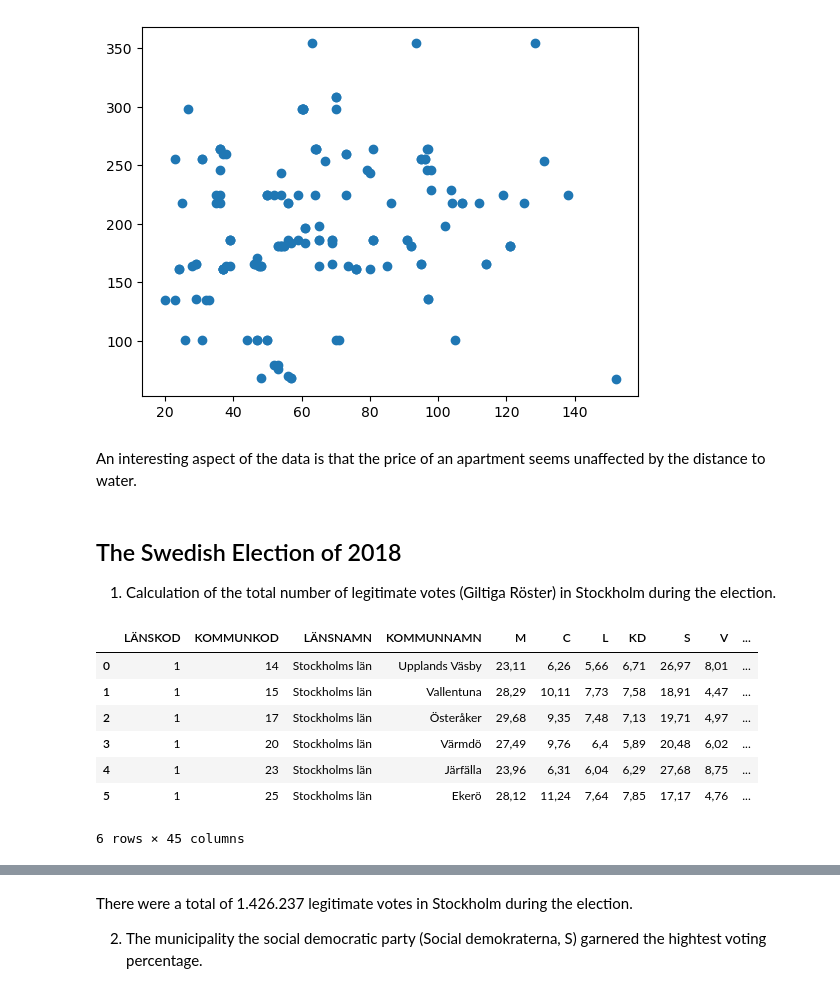
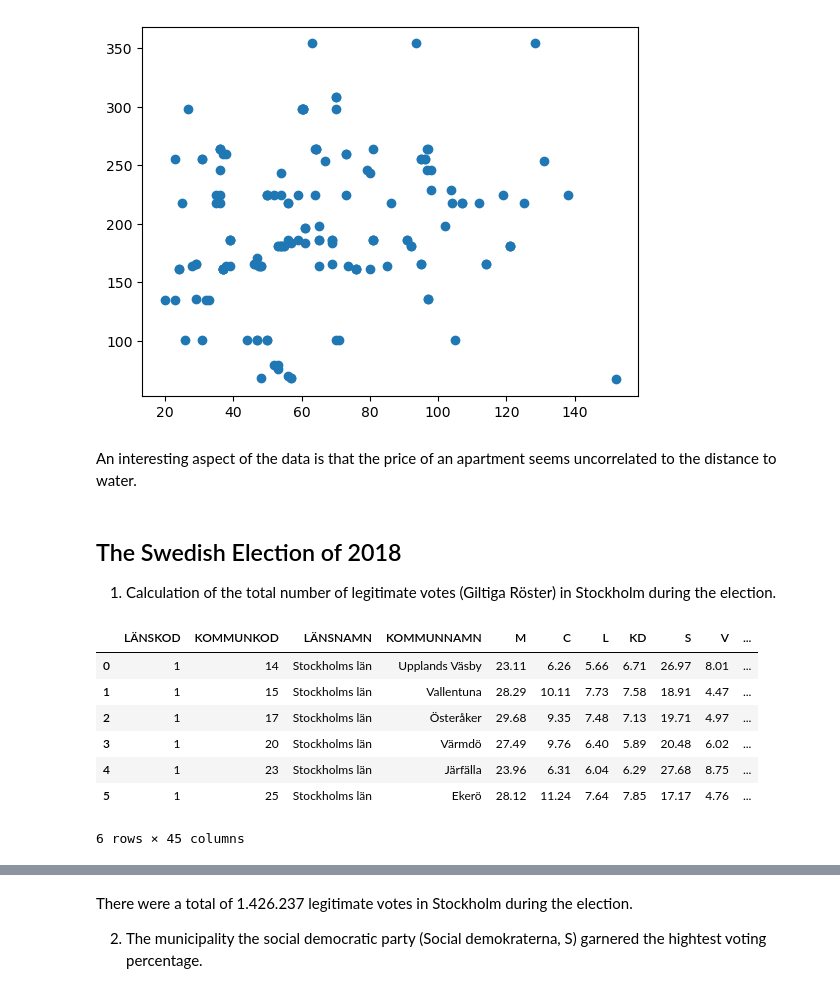
Before and after one commit to nihe6187/su-mt4007, a Jupyter notebook: HW1/HW2.ipynb, the cells around one changed output, grey strips where cells are left out. Saved outputs shown, nothing was run; the diff lists cells and outputs as text; code cells hidden in the pictures.

```diff
--- a/HW1/HW2.ipynb
+++ b/HW1/HW2.ipynb
@@ -53,21 +82,21 @@ plt.plot(x,y, 'o')
 [<matplotlib.lines.Line2D at 0x...>]
 [figure]
 # %% [markdown]
-An interesting aspect of the data is that the price of an apartment seems unaffected by the distance to water.
+An interesting aspect of the data is that the price of an apartment seems uncorrelated to the distance to water.
 # %% [markdown]
 ## The Swedish Election of 2018
 1. Calculation of the total number of legitimate votes (Giltiga Röster) in Stockholm during the election.
 # %%
 local_file_path = "/Users/nicholas/su-mt4007/HW2/2018_R_per_kommun.csv"
-df = pd.read_csv(local_file_path, sep = ';')
+df = pd.read_csv(local_file_path, sep = ';', decimal = ",")
 df.head(6)
 # %% [output]
 |  | LÄNSKOD | KOMMUNKOD | LÄNSNAMN | KOMMUNNAMN | M | C | L | KD | S | V | ... |
-| 0 | 1 | 14 | Stockholms län | Upplands Väsby | 23,11 | 6,26 | 5,66 | 6,71 | 26,97 | 8,01 | ... |
-| 1 | 1 | 15 | Stockholms län | Vallentuna | 28,29 | 10,11 | 7,73 | 7,58 | 18,91 | 4,47 | ... |
-| 2 | 1 | 17 | Stockholms län | Österåker | 29,68 | 9,35 | 7,48 | 7,13 | 19,71 | 4,97 | ... |
-| 3 | 1 | 20 | Stockholms län | Värmdö | 27,49 | 9,76 | 6,4 | 5,89 | 20,48 | 6,02 | ... |
-| 4 | 1 | 23 | Stockholms län | Järfälla | 23,96 | 6,31 | 6,04 | 6,29 | 27,68 | 8,75 | ... |
-| 5 | 1 | 25 | Stockholms län | Ekerö | 28,12 | 11,24 | 7,64 | 7,85 | 17,17 | 4,76 | ... |
+| 0 | 1 | 14 | Stockholms län | Upplands Väsby | 23.11 | 6.26 | 5.66 | 6.71 | 26.97 | 8.01 | ... |
+| 1 | 1 | 15 | Stockholms län | Vallentuna | 28.29 | 10.11 | 7.73 | 7.58 | 18.91 | 4.47 | ... |
+| 2 | 1 | 17 | Stockholms län | Österåker | 29.68 | 9.35 | 7.48 | 7.13 | 19.71 | 4.97 | ... |
+| 3 | 1 | 20 | Stockholms län | Värmdö | 27.49 | 9.76 | 6.40 | 5.89 | 20.48 | 6.02 | ... |
+| 4 | 1 | 23 | Stockholms län | Järfälla | 23.96 | 6.31 | 6.04 | 6.29 | 27.68 | 8.75 | ... |
+| 5 | 1 | 25 | Stockholms län | Ekerö | 28.12 | 11.24 | 7.64 | 7.85 | 17.17 | 4.76 | ... |
 6 rows × 45 columns
 # %%
```
Also changed, not shown: parts of 13 cells of this notebook.
